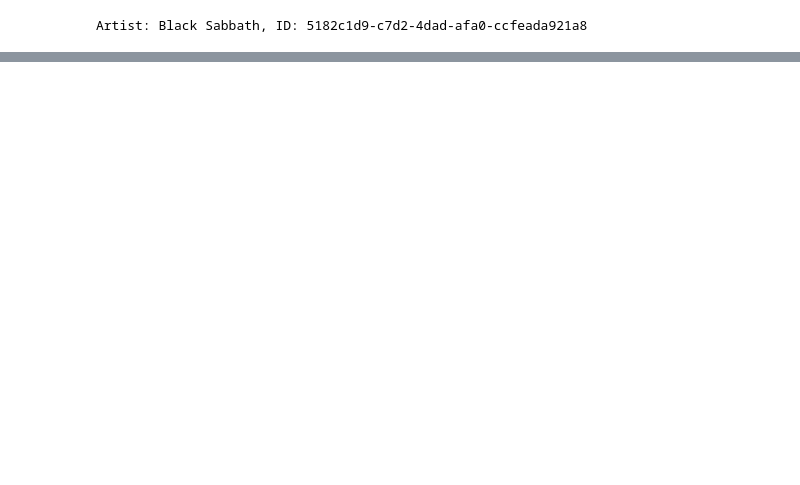
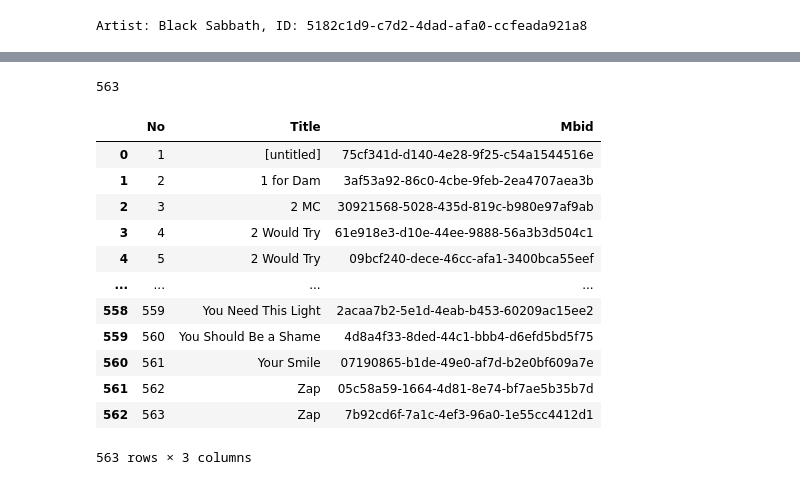
Before and after one commit to Everett1914/MusicResearch, a Jupyter notebook: Music_Project/MusicBrainz.ipynb, the cells around one changed output, grey strips where cells are left out. Cells and saved outputs as stored; diff of their text form; code cells hidden in the pictures; blank space fills up the shorter version.

Commit message:
Added additional coding examples for working with Music Brainz

```diff
--- a/Music_Project/MusicBrainz.ipynb
+++ b/Music_Project/MusicBrainz.ipynb
@@ -14,3 +37,7 @@ Artist: Black Sabbath, ID: 5182c1d9-c7d2-4dad-afa0-ccfeada921a8
 # %%
-for artist in result['artist-list']:
-    print(f"Artist: {artist['name']}, ID: {artist['id']}")
+artistMbid = "7f4e8866-a462-4785-ae83-5c35adef2db3"
+result = musicbrainzngs.browse_recordings(artist=artistMbid)
+
+# Display information about the first artist in the search result
+recordings = result['recording-list'][0]
+#print(f"Artist: {artist['name']}, ID: {artist['id']}")
@@ -34,0 +64,3 @@ Artist: Big Black, ID: 9463868f-edc8-427e-ac07-ea89698e5f15
+# %%
+for recording in result['recording-list']:
+    print(f"Recording: {recording['title']}, ID: {recording['id']}")
@@ -34,0 +125,44 @@ Artist: Big Black, ID: 9463868f-edc8-427e-ac07-ea89698e5f15
+# %%
+limit = 100
+offset = 0
+finalRecordingList = []
+recordCount = result['recording-count']
+print(recordCount)
+
+while offset < recordCount:
+    result = musicbrainzngs.browse_recordings(
+        artist=artistMbid,
+        limit=100,
+        offset=offset
+    )
+
+    recordings = [
+        {
+            'No': i + 1,
+            'Title': recording['title'],
+            'Mbid': recording['id']
+        }
+        for i, recording in enumerate(result['recording-list'], start=offset)
+    ]
+
+    finalRecordingList.extend(recordings)
+    offset += limit  # Move to the next set
+
+#print(finalRecordingList)
+df = pd.DataFrame(finalRecordingList)
+df
+# %% [output]
+563
+|  | No | Title | Mbid |
+| 0 | 1 | [untitled] | 75cf341d-d140-4e28-9f25-c54a1544516e |
+| 1 | 2 | 1 for Dam | 3af53a92-86c0-4cbe-9feb-2ea4707aea3b |
+| 2 | 3 | 2 MC | 30921568-5028-435d-819c-b980e97af9ab |
+| 3 | 4 | 2 Would Try | 61e918e3-d10e-44ee-9888-56a3b3d504c1 |
+| 4 | 5 | 2 Would Try | 09bcf240-dece-46cc-afa1-3400bca55eef |
+| ... | ... | ... | ... |
+| 558 | 559 | You Need This Light | 2acaa7b2-5e1d-4eab-b453-60209ac15ee2 |
+| 559 | 560 | You Should Be a Shame | 4d8a4f33-8ded-44c1-bbb4-d6efd5bd5f75 |
+| 560 | 561 | Your Smile | 07190865-b1de-49e0-af7d-b2e0bf609a7e |
+| 561 | 562 | Zap | 05c58a59-1664-4d81-8e74-bf7ae5b35b7d |
+| 562 | 563 | Zap | 7b92cd6f-7a1c-4ef3-96a0-1e55cc4412d1 |
+563 rows × 3 columns
```
Also changed, not shown: parts of 7 cells of this notebook, 1 other file.
